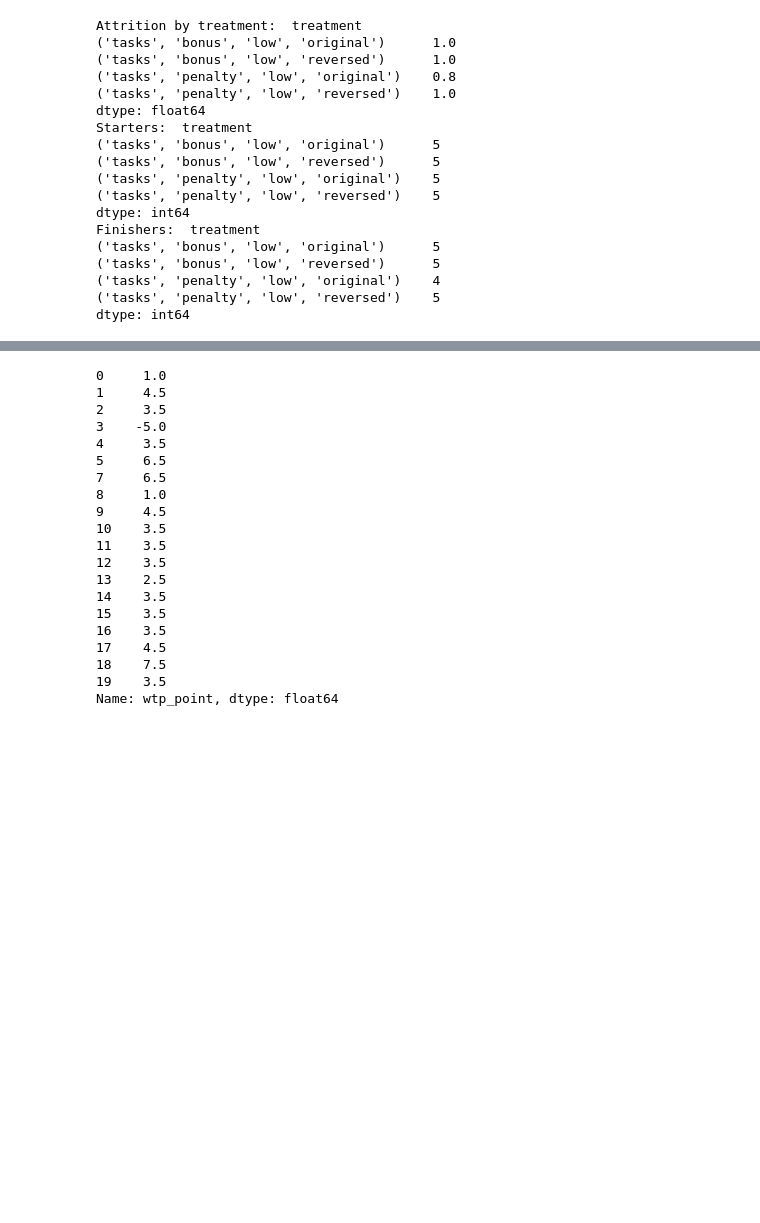
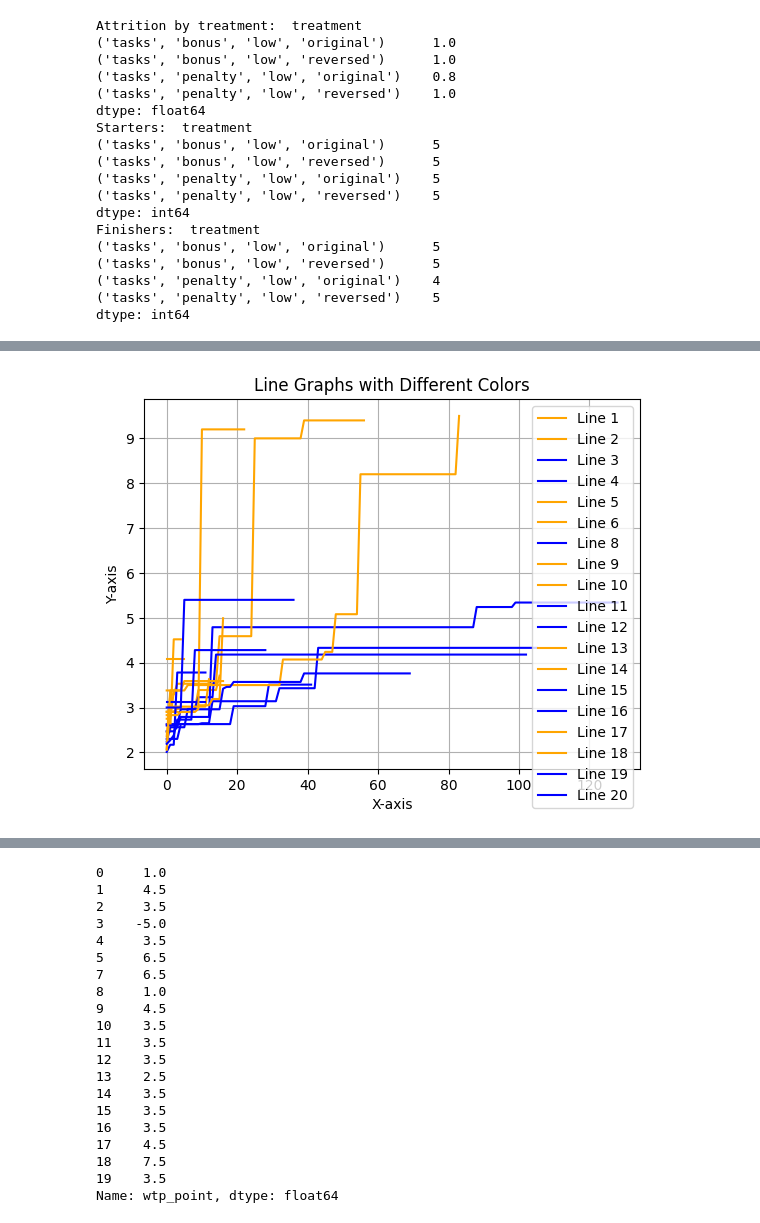
Before and after one commit to LukasBolte/EmotionalInattention, a Jupyter notebook: data_analysis_pilot3.ipynb, the cells around one changed output, grey strips where cells are left out. Drawn from its saved outputs; the diff is of its cells as text; code cells hidden in the pictures; blank space fills up the shorter version.

```diff
--- a/data_analysis_pilot3.ipynb
+++ b/data_analysis_pilot3.ipynb
@@ -357,3 +406,56 @@ data[['num_draws','valence']]
+# %%
+def plot_and_save_line_graphs(data, column_name_values, column_name_colors, subfolder_name):
+    # Create a figure and axis
+    fig, ax = plt.subplots()
+
+    colors_dict = {
+        'bonus': 'blue',
+        'penalty': 'orange'
+    }
+    # Iterate through rows of the DataFrame
+    for index, row in data.iterrows():
+        values = row[column_name_values]
+        colors = row[column_name_colors]
+
+        # Create x values based on the length of the list
+        x = np.arange(len(values))
+
+
+        # Plot the line graph with the specified color
+        ax.plot(x, values, label=f'Line {index + 1}', color=colors_dict[colors])
+
+    # Set labels and legend
+    ax.set_xlabel('X-axis')
+    ax.set_ylabel('Y-axis')
+    ax.set_title('Line Graphs with Different Colors')
+    ax.legend()
+
+    # Show the plot
+    ax.grid(True)
+
+    # Create the Data directory if it doesn't exist
+    if not os.path.exists('Output'):
+        os.mkdir('Output')
+
+    # Create the subfolder if it doesn't exist
+    subfolder_path = os.path.join('Output', subfolder_name)
+    if not os.path.exists(subfolder_path):
+        os.mkdir(subfolder_path)
+
+    # Save the figure in the subfolder
+    file_path = os.path.join(subfolder_path, f'line_graphs_{subfolder_name}.png')
+    plt.savefig(file_path)
+
+    # Display the plot (optional)
+    plt.show()
+
+# Usage:
+column_name_values = 'max_element_so_far'
+column_name_colors = 'valence'
+
+plot_and_save_line_graphs(data, column_name_values, column_name_colors, subfolder_name)
+# %% [output]
+[figure, added]
 # %%
 def plot_and_save_cdf(data, column_name, subfolder_name, by_treatment=True):
     # Create a figure and axis
```
Also changed, not shown: parts of 7 cells of this notebook, 11 other files.
